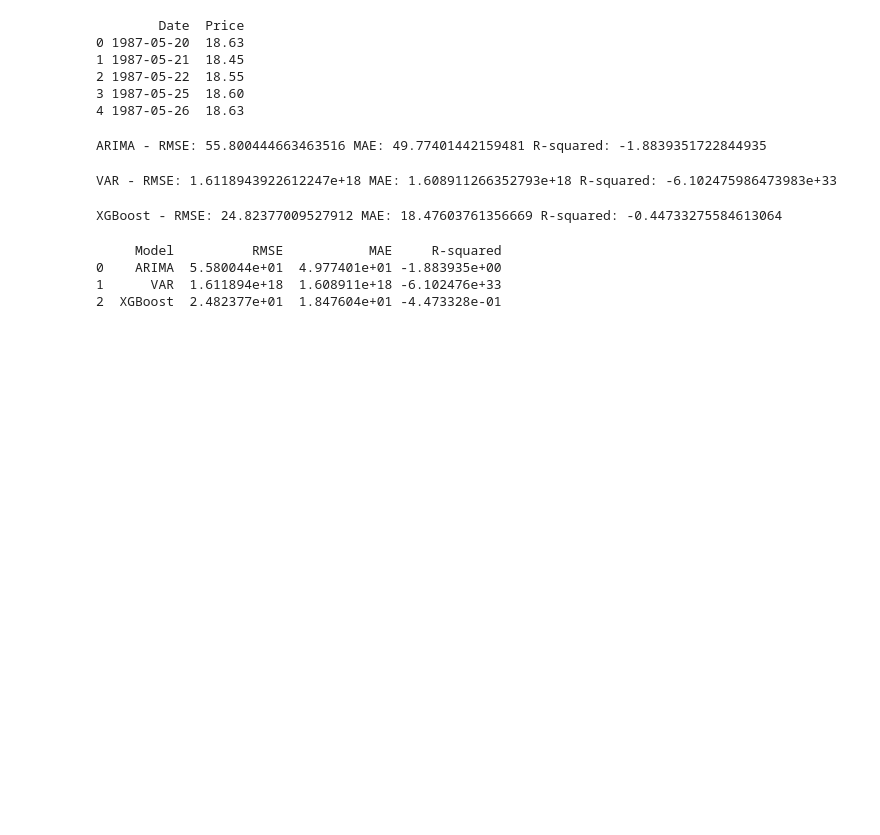
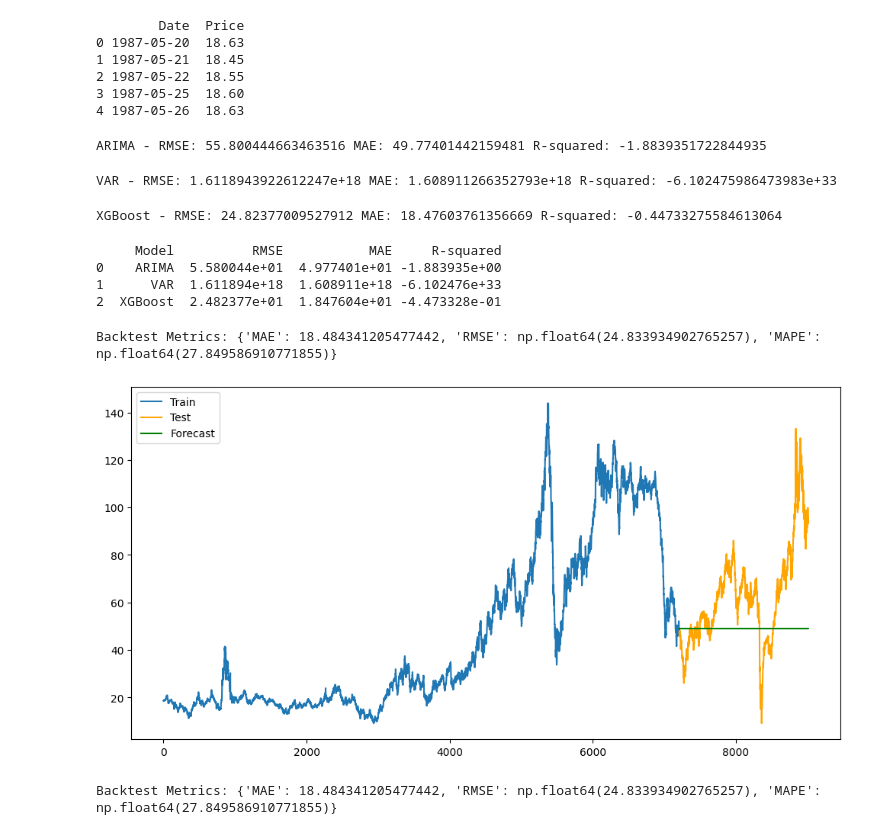
Before and after one commit to Semir1r/Oil-price-analysis, a Jupyter notebook: notebooks/oil_analysis.ipynb, the cells around one changed output. Drawn from its saved outputs; the diff is of its cells as text; code cells hidden in the pictures; blank space fills up the shorter version.

```diff
--- a/notebooks/oil_analysis.ipynb
+++ b/notebooks/oil_analysis.ipynb
@@ -957,3 +1004,44 @@ print(metrics_df)
 0    ARIMA  5.580044e+01  4.977401e+01 -1.883935e+00
 1      VAR  1.611894e+18  1.608911e+18 -6.102476e+33
 2  XGBoost  2.482377e+01  1.847604e+01 -4.473328e-01
+# %%
+from statsmodels.tsa.arima.model import ARIMA
+import matplotlib.pyplot as plt
+import numpy as np
+from sklearn.metrics import mean_absolute_error, mean_squared_error
+
+# Define helper function to calculate metrics
+def calculate_metrics(actual, predicted):
+    mae = mean_absolute_error(actual, predicted)
+    rmse = np.sqrt(mean_squared_error(actual, predicted))
+    mape = np.mean(np.abs((actual - predicted) / actual)) * 100
+    return {'MAE': mae, 'RMSE': rmse, 'MAPE': mape}
+# Backtesting function
+def backtest_arima(prices, order=(1, 1, 1), train_size=0.8):
+    train_size = int(len(prices) * train_size)
+    train, test = prices[:train_size], prices[train_size:]
+
+    model = ARIMA(train, order=order)
+    model_fit = model.fit()
+
+    forecast = model_fit.forecast(steps=len(test))
+    metrics = calculate_metrics(test, forecast)
+
+    print("Backtest Metrics:", metrics)
+
+    plt.figure(figsize=(12, 6))
+    plt.plot(train, label="Train")
+    plt.plot(test, label="Test", color="orange")
+    plt.plot(test.index, forecast, label="Forecast", color="green")
+    plt.legend()
+    plt.show()
+
+    return metrics
+
+# Run backtesting on the data
+backtest_metrics = backtest_arima(prices, order=(1, 1, 1), train_size=0.8)
+print("Backtest Metrics:", backtest_metrics)
+# %% [output]
+Backtest Metrics: {'MAE': 18.484341205477442, 'RMSE': np.float64(24.833934902765257), 'MAPE': np.float64(27.849586910771855)}
+[figure, added]
+Backtest Metrics: {'MAE': 18.484341205477442, 'RMSE': np.float64(24.833934902765257), 'MAPE': np.float64(27.849586910771855)}
```
Also changed, not shown: parts of 16 cells of this notebook, 24 other files.
